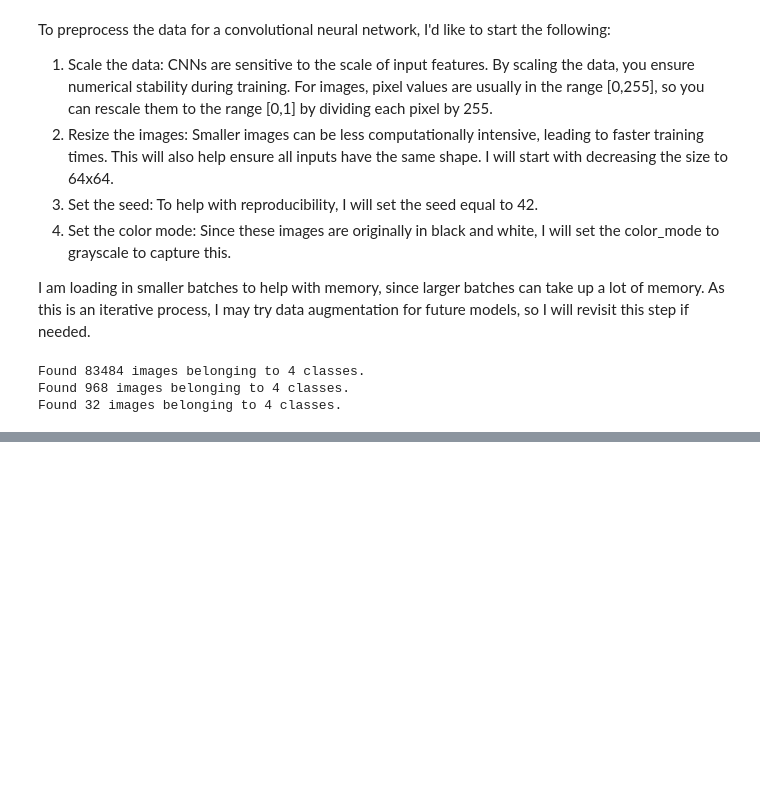
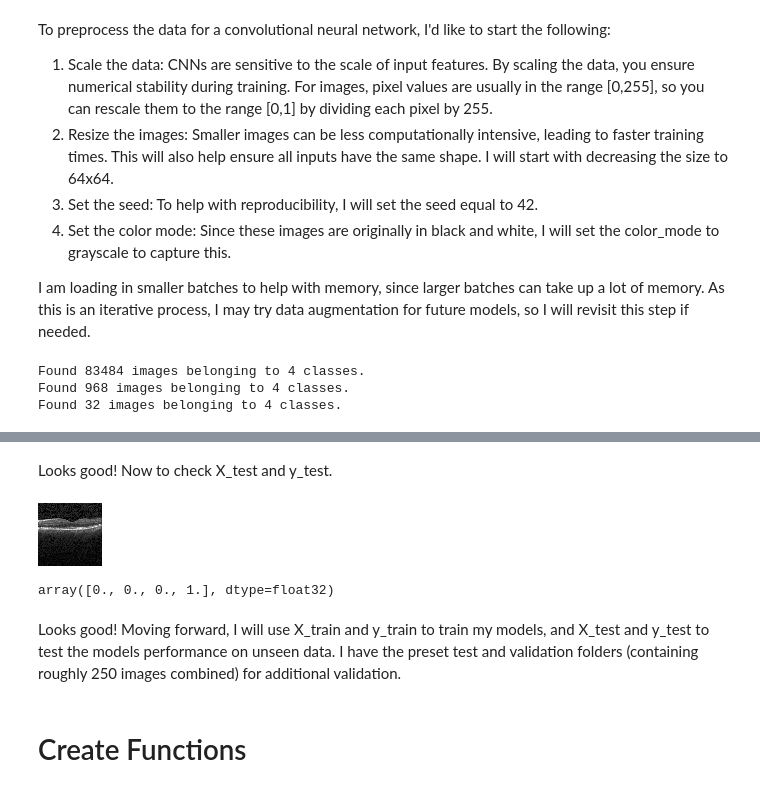
Before and after one commit to rachelhgoldstein/Retinal-OCT-Disease-Recognition, a Jupyter notebook: Working_Copy.ipynb, the cells around one changed output, grey strips where cells are left out. Cells and saved outputs as stored; diff of their text form; code cells hidden in the pictures; blank space fills up the shorter version.

```diff
--- a/Working_Copy.ipynb
+++ b/Working_Copy.ipynb
@@ -297,0 +389,14 @@ Great! Let's check out the following to make sure everything was properly loaded
+# %% [markdown]
+Looks good! Now to check X_test and y_test.
+# %%
+array_to_img(X_test[0])
+# %% [output]
+[figure, added]
+# %%
+y_test[0]
+# %% [output]
+array([0., 0., 0., 1.], dtype=float32)
+# %% [markdown]
+Looks good! Moving forward, I will use X_train and y_train to train my models, and X_test and y_test to test the models performance on unseen data. I have the preset test and validation folders (containing roughly 250 images combined) for additional validation.
+# %% [markdown]
+# Create Functions
```
Also changed, not shown: parts of 40 cells of this notebook.
